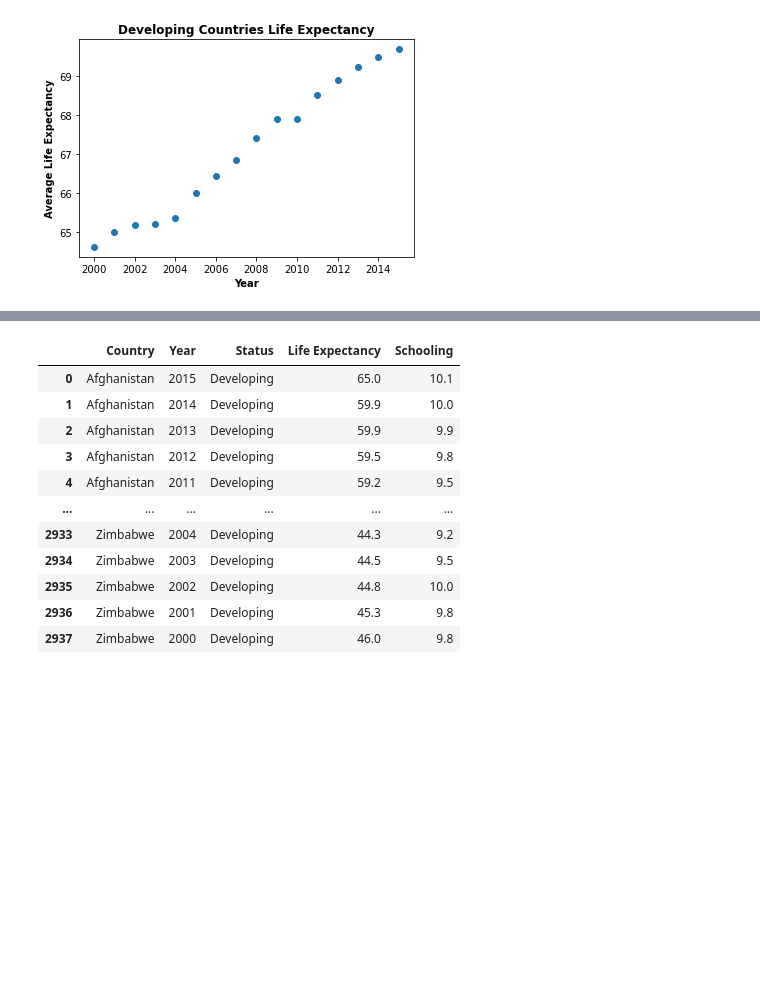
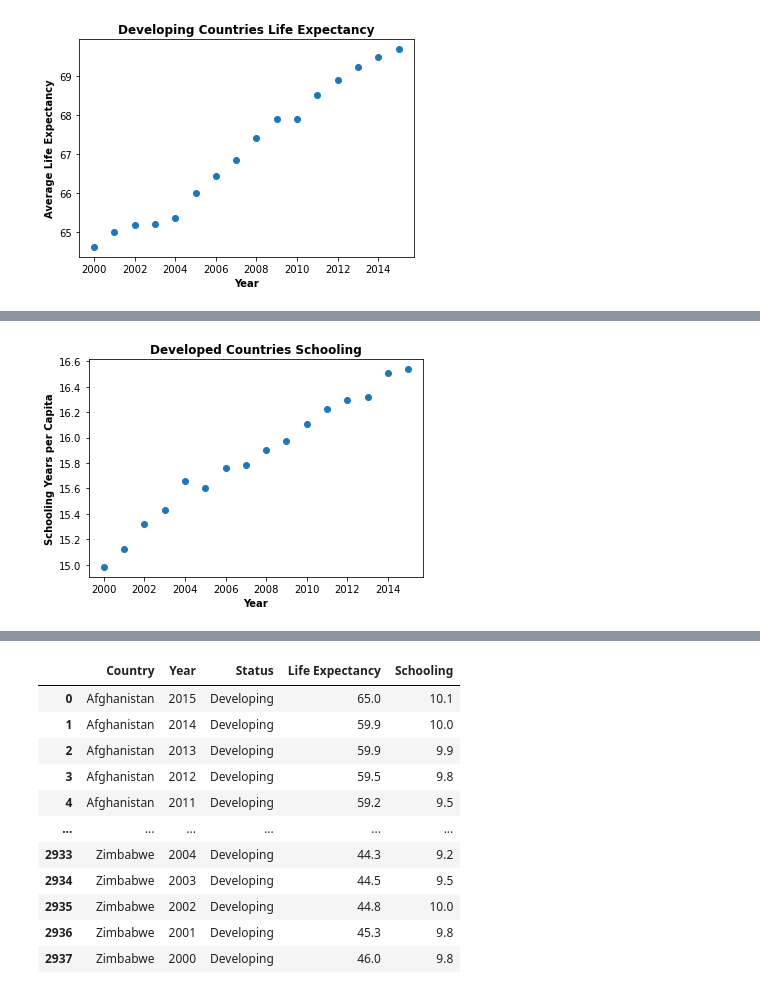
Before and after one commit to jaryan77/TeamTitans_Project_1, a Jupyter notebook: Colin_starter.ipynb, the cells around one changed output, grey strips where cells are left out. Drawn from its saved outputs; the diff is of its cells as text; code cells hidden in the pictures; blank space fills up the shorter version.

```diff
--- a/Colin_starter.ipynb
+++ b/Colin_starter.ipynb
@@ -138,0 +164,10 @@ plt.show()
+# %%
+#plot schooling over the years for developed countries
+plt.scatter(year_df_developed["Year"], year_df_developed["Schooling"])
+plt.title("Developed Countries Schooling", fontweight = "bold")
+plt.ylabel("Schooling Years per Capita", fontweight = "bold")
+plt.xlabel("Year", fontweight = "bold")
+plt.savefig("Images/developed_countries_school_scatter.png")
+plt.show()
+# %% [output]
+[figure, added]
```
Also changed, not shown: parts of 4 cells of this notebook, 7 other files.
